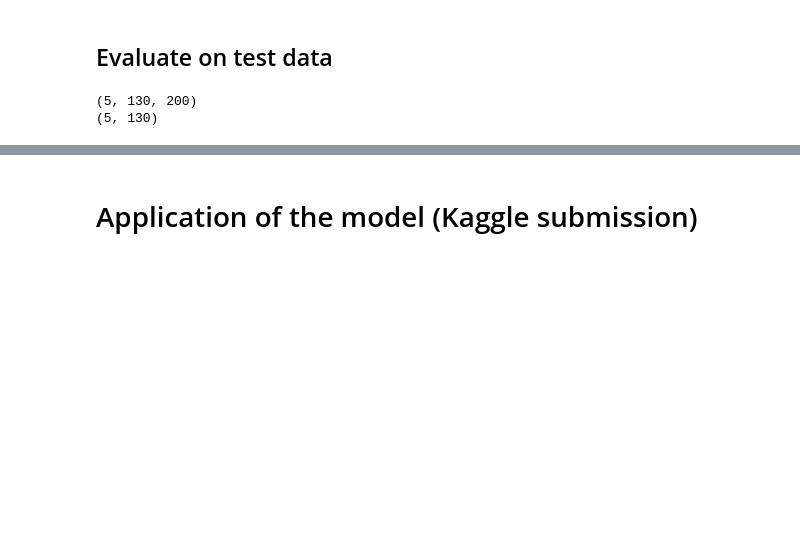
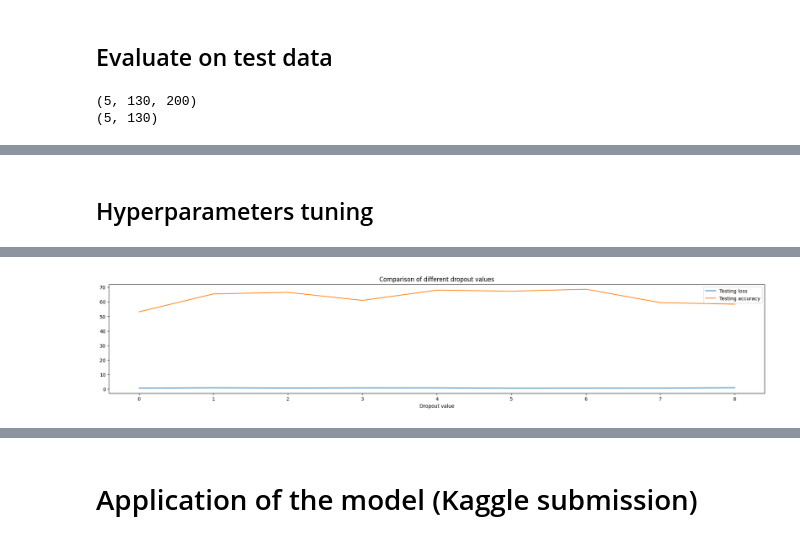
Before and after one commit to vmic2002/DeepLearningChallengeCSC_51054_EP, a Jupyter notebook: Group_challenge_weight_watchers.ipynb, the cells around one changed output, grey strips where cells are left out. Drawn from its saved outputs; the diff is of its cells as text; code cells hidden in the pictures; blank space fills up the shorter version.

```diff
--- a/Group_challenge_weight_watchers.ipynb
+++ b/Group_challenge_weight_watchers.ipynb
@@ -628,14 +660,14 @@ loss = criterion(predictions, y_test_tensor) # use predictions for loss calculat
 
 print(f"Binary Cross-Entropy Loss: {loss.item():.4f}")
 
-def accuracy(y_true, y_pred):
+def compute_accuracy(y_true, y_pred):
     if y_true.dtype != y_pred.dtype or y_true.shape != y_pred.shape:
         raise ValueError(f"Inputs do not have same type or shape!")
     correct_predictions = (y_true == y_pred).sum().item()
     total_predictions = y_true.numel()
     accuracy = correct_predictions / total_predictions * 100
     return accuracy
-accuracy = accuracy(y_test_tensor, predicted_classes)
+accuracy = compute_accuracy(y_test_tensor, predicted_classes)
 
 
 print(f"Accuracy: {accuracy:.4f}")
@@ -652,0 +685,44 @@ Accuracy: 65.5385
+# %% [markdown]
+## Hyperparameters tuning
+# %%
+hidden_size = 500 # can tune
+num_layers = 4 # can tune
+num_epochs = 400 # can tune
+lr = 0.001 # can tune
+
+bceLoss_list, accuracy_list = [], []
+
+dropout_values = [0.1, 0.2, 0.3, 0.4, 0.5, 0.6, 0.7, 0.8, 0.9]
+
+for i in range(len(dropout_values)):
+    model = LSTMModel(input_size=200, hidden_size=hidden_size, num_layers=num_layers, dropout_rate=dropout_values[i])
+    optimizer = optim.Adam(model.parameters(), lr=lr)
+    criterion = nn.BCELoss()
+    for epoch in range(num_epochs):
+        model.train()
+        optimizer.zero_grad()
+        outputs = model(X_train_tensor)
+
+        loss = criterion(outputs, y_train_tensor)
+        loss.backward()
+        optimizer.step()
+
+    model.eval()
+
+    with torch.no_grad():
+        predictions = model(X_test_tensor)
+
+    predicted_classes = (predictions > 0.5).float()
+    loss = criterion(predictions, y_test_tensor)
+    accuracy = compute_accuracy(y_test_tensor, predicted_classes)
+    bceLoss_list.append(loss)
+    accuracy_list.append(accuracy)
+    print(f"Testing dropout = {dropout_values[i]}, Loss = {loss:.4f}, Accuracy = {accuracy:.4f}")
+
+plt.plot(bceLoss_list, label='Testing loss')
+plt.plot(accuracy_list, label='Testing accuracy')
+plt.xlabel("Dropout value")
+plt.title('Comparison of different dropout values')
+plt.legend()
+plt.show()
+# %% [output]
@@ -652,0 +738 @@ Accuracy: 65.5385
+[figure, added]
```
Also changed, not shown: parts of 26 cells of this notebook, 1 other file.
